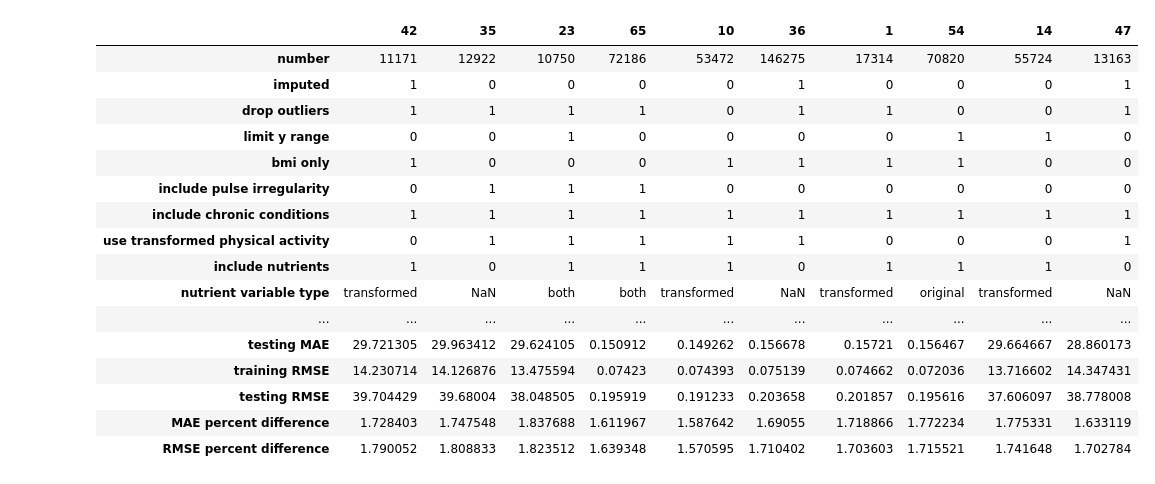
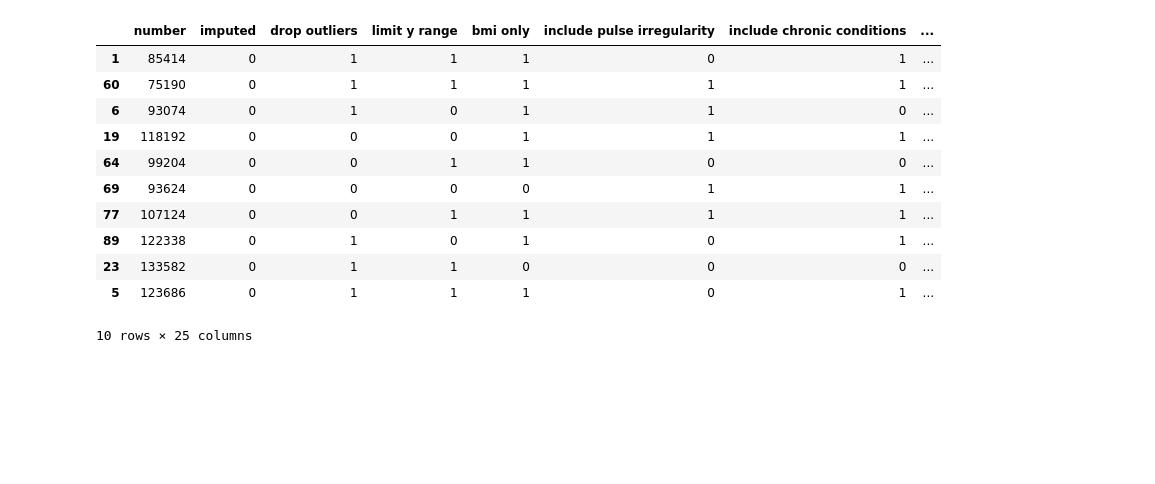
Before and after one commit to mathisme/ThinkfulDSFinalCapstone, a Jupyter notebook: notebooks/RandomForests.ipynb, the cells around one changed output. Drawn from its saved outputs; the diff is of its cells as text; code cells hidden in the pictures; blank space fills up the shorter version.

```diff
--- a/notebooks/RandomForests.ipynb
+++ b/notebooks/RandomForests.ipynb
@@ -21,7 +21,7 @@ df_imputed.drop('Unnamed: 0',axis=1,inplace=True)
 Models = {
 }
 # %%
-def model(number,return_model=False, return_y=False):
+def model(number,return_model=False, return_xy=False):
     global Models,df_missing,df_imputed
     info = {}
     info['number']=number
@@ -165,7 +165,6 @@ def model(number,return_model=False, return_y=False):
     X_train, X_test, y_train, y_test = train_test_split(X, y, random_state=675, test_size=0.2)
     numeric_transformer = Pipeline(steps=[('scalar',StandardScaler())])
     numeric_transformer.steps.pop(0)
-    cat_transformer = Pipeline(steps=[('one_hot',OneHotEncoder(handle_unknown='ignore'))])
     info['Winsorize x']=0
     if number % 2 == 1: # Winsorize x
         info['Winsorize x']=1
@@ -184,18 +183,19 @@ def model(number,return_model=False, return_y=False):
         info['scale features']=1
         numeric_transformer.steps.append(('scalar',StandardScaler()))
     number = number//2
+    preprocessor_used=0
     if len(numeric_transformer.steps)==0:
-        preprocessor = ColumnTransformer(transformers=[('cat',cat_transformer,cat_variables)], remainder='passthrough')
+        rf1 = Pipeline(steps=[('rf',RandomForestRegressor(random_state=75))])
     else:
-        preprocessor = ColumnTransformer(transformers=[
-            ('num',numeric_transformer,num_variables),
-            ('cat',cat_transformer,cat_variables)])
-    rf1 = Pipeline(steps =[
-        ('preprocessor',preprocessor),
-        ('rf', RandomForestRegressor(random_state=75))])
+        preprocessor_used=1
+        preprocessor = ColumnTransformer(transformers=[('num',numeric_transformer,num_variables)],remainder='passthrough')
+        rf1 = Pipeline(steps =[
+            ('preprocessor',preprocessor),
+            ('rf', RandomForestRegressor(random_state=75))])
+
     info['include PCA']=0
     if number % 2 == 1: # add PCA
-        rf1.steps.insert(1,("pca",PCA(0.95)))
+        rf1.steps.insert(preprocessor_used,("pca",PCA(0.95)))
         info['include PCA']=1
 
     rf1.fit(X_train,y_train)
@@ -216,8 +216,8 @@ def model(number,return_model=False, return_y=False):
     info['MAE percent difference'] = (info['testing MAE']-info['training MAE'])/info['training MAE']
     info['RMSE percent difference'] = (info['testing RMSE']-info['training RMSE'])/info['training RMSE']
     if return_model:
-        if return_y:
-            return (rf1, y_train, y_train_preds,y_test,y_preds)
+        if return_xy:
+            return (rf1, X_train, X_test, y_train, y_train_preds,y_test,y_preds)
         return (rf1, info)
     for key in info.keys():
         if key not in Models:
@@ -226,29 +226,24 @@ def model(number,return_model=False, return_y=False):
 # %%
 model_numbers = []
 for i in range(100):
     n = np.random.randint(2*73728)
     while n in model_numbers:
         n = np.random.randint(2*73728)
     model_numbers.append(n)
     model(n)
 models = pd.DataFrame(Models)
-top_10 = models.sort_values(by='r2',ascending=False).head(10)
-top_10.transpose(copy=True)
+top_10 = models.sort_values(by='adjusted r2',ascending=False).head(10)
+top_10
 # %% [output]
-|  | 42 | 35 | 23 | 65 | 10 | 36 | 1 | 54 | 14 | 47 |
-| number | 11171 | 12922 | 10750 | 72186 | 53472 | 146275 | 17314 | 70820 | 55724 | 13163 |
-| imputed | 1 | 0 | 0 | 0 | 0 | 1 | 0 | 0 | 0 | 1 |
-| drop outliers | 1 | 1 | 1 | 1 | 0 | 1 | 1 | 0 | 0 | 1 |
-| limit y range | 0 | 0 | 1 | 0 | 0 | 0 | 0 | 1 | 1 | 0 |
-| bmi only | 1 | 0 | 0 | 0 | 1 | 1 | 1 | 1 | 0 | 0 |
-| include pulse irregularity | 0 | 1 | 1 | 1 | 0 | 0 | 0 | 0 | 0 | 0 |
-| include chronic conditions | 1 | 1 | 1 | 1 | 1 | 1 | 1 | 1 | 1 | 1 |
-| use transformed physical activity | 0 | 1 | 1 | 1 | 1 | 1 | 0 | 0 | 0 | 1 |
-| include nutrients | 1 | 0 | 1 | 1 | 1 | 0 | 1 | 1 | 1 | 0 |
-| nutrient variable type | transformed | NaN | both | both | transformed | NaN | transformed | original | transformed | NaN |
-| ... | ... | ... | ... | ... | ... | ... | ... | ... | ... | ... |
-| testing MAE | 29.721305 | 29.963412 | 29.624105 | 0.150912 | 0.149262 | 0.156678 | 0.15721 | 0.156467 | 29.664667 | 28.860173 |
-| training RMSE | 14.230714 | 14.126876 | 13.475594 | 0.07423 | 0.074393 | 0.075139 | 0.074662 | 0.072036 | 13.716602 | 14.347431 |
-| testing RMSE | 39.704429 | 39.68004 | 38.048505 | 0.195919 | 0.191233 | 0.203658 | 0.201857 | 0.195616 | 37.606097 | 38.778008 |
-| MAE percent difference | 1.728403 | 1.747548 | 1.837688 | 1.611967 | 1.587642 | 1.69055 | 1.718866 | 1.772234 | 1.775331 | 1.633119 |
-| RMSE percent difference | 1.790052 | 1.808833 | 1.823512 | 1.639348 | 1.570595 | 1.710402 | 1.703603 | 1.715521 | 1.741648 | 1.702784 |
+|  | number | imputed | drop outliers | limit y range | bmi only | include pulse irregularity | include chronic conditions | ... |
+| 1 | 85414 | 0 | 1 | 1 | 1 | 0 | 1 | ... |
+| 60 | 75190 | 0 | 1 | 1 | 1 | 1 | 1 | ... |
+| 6 | 93074 | 0 | 1 | 0 | 1 | 1 | 0 | ... |
+| 19 | 118192 | 0 | 0 | 0 | 1 | 1 | 1 | ... |
+| 64 | 99204 | 0 | 0 | 1 | 1 | 0 | 0 | ... |
+| 69 | 93624 | 0 | 0 | 0 | 0 | 1 | 1 | ... |
+| 77 | 107124 | 0 | 0 | 1 | 1 | 1 | 1 | ... |
+| 89 | 122338 | 0 | 1 | 0 | 1 | 0 | 1 | ... |
+| 23 | 133582 | 0 | 1 | 1 | 0 | 0 | 0 | ... |
+| 5 | 123686 | 0 | 1 | 1 | 1 | 0 | 1 | ... |
+10 rows × 25 columns
```
Also changed, not shown: parts of 6 cells of this notebook, 1 other file.
